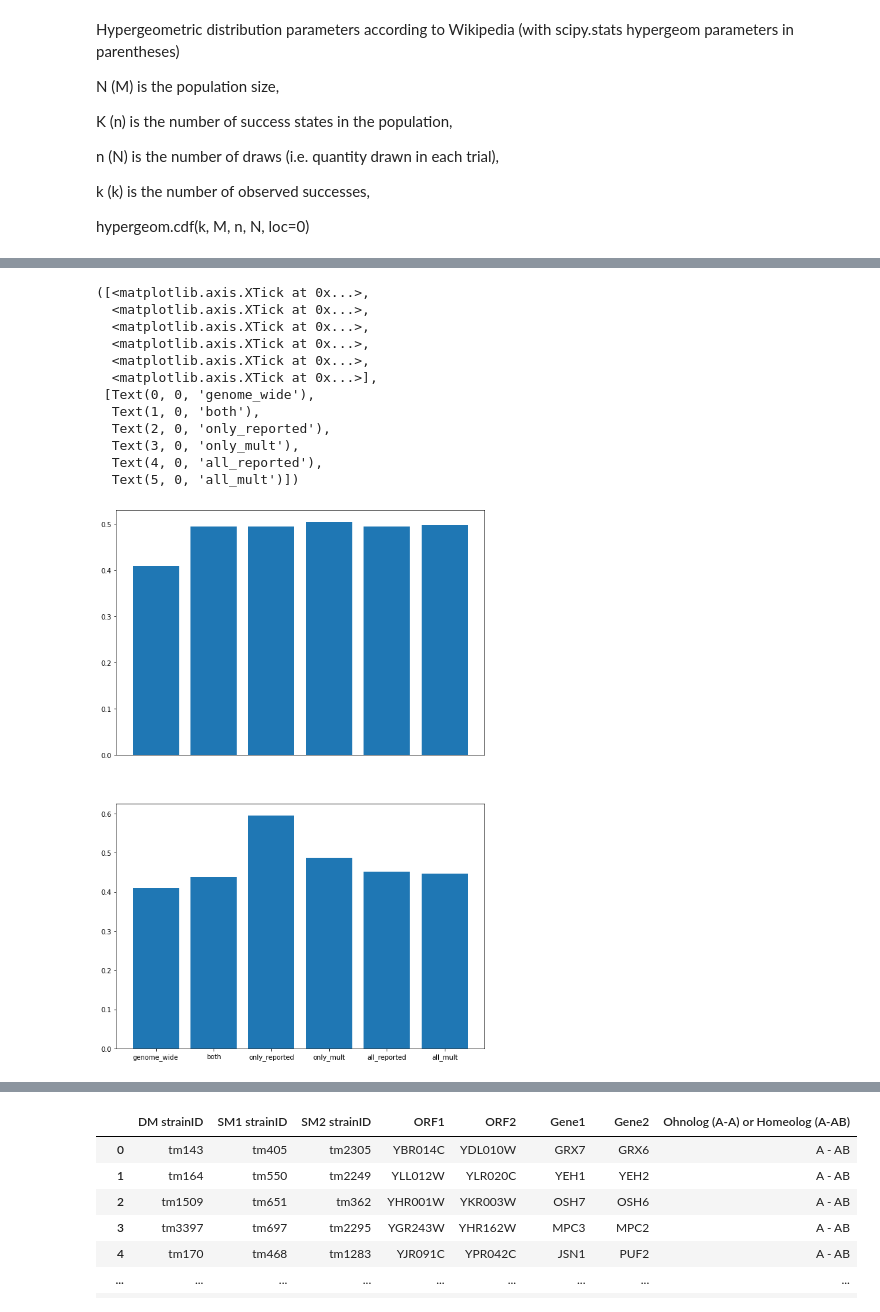
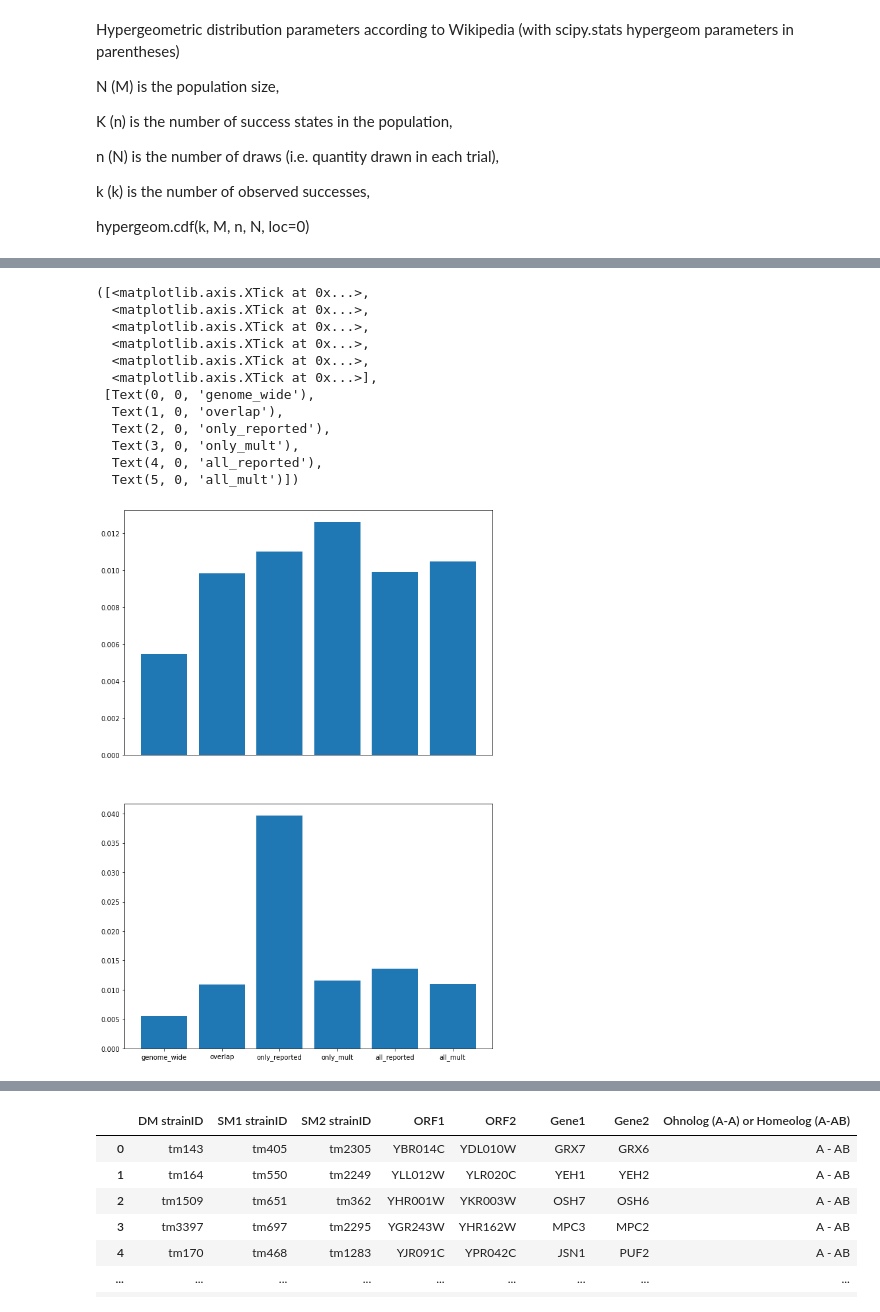
Before and after one commit to brian-arnold/epistasis_reanalysis, a Jupyter notebook: yeast_screens/Kuzmin2020.ipynb, the cells around one changed output, grey strips where cells are left out. Drawn from its saved outputs; the diff is of its cells as text; code cells hidden in the pictures.

```diff
--- a/yeast_screens/Kuzmin2020.ipynb
+++ b/yeast_screens/Kuzmin2020.ipynb
@@ -417,12 +463,19 @@ def fraction_physical_three(df):
     d['frac'] = d['int']/d['tot']
     return d
 
-def mk_barplot(genome_wide, both, only_reported, only_mult, all_reported, all_mult, i):
-    bars = ('genome_wide', 'both', 'only_reported', 'only_mult', 'all_reported', 'all_mult')
+def mk_barplot(genome_wide, overlap, only_reported, only_mult, all_reported, all_mult, i):
+    bars = ('genome_wide', 'overlap', 'only_reported', 'only_mult', 'all_reported', 'all_mult')
     x_pos = np.arange(len(bars))
-    height = [genome_wide, both, only_reported, only_mult, all_reported, all_mult]
+    height = [genome_wide, overlap, only_reported, only_mult, all_reported, all_mult]
     axs[i].bar(x_pos, height)
     axs[i].xaxis.set_ticks([])
+
+def mk_barplot_both_tails(genome_wide, all_reported, all_mult):
+    bars = ('genome_wide', 'all_reported', 'all_mult')
+    x_pos = np.arange(len(bars))
+    height = [genome_wide, all_reported, all_mult]
+    plt.bar(x_pos, height)
+    #plt.xaxis.set_ticks([])
 # %%
 # functions to use to explore pbhysical interactions: fraction_physical_twoplus, fraction_physical_three
 fig, axs = plt.subplots(nrows=2, figsize=(10,15))
@@ -456,0 +511,15 @@ plt.xticks(x_pos, bars)
+# %%
+# look at both tails together
+
+func = fraction_physical_three
+p = 0.01
+genome_wide = func(df)
+
+all_reported, all_mult = outlier_enrichment_both_tails(df[df.pval < p], func, multiplicative)
+mk_barplot_both_tails(genome_wide['frac'], all_reported['frac'], all_mult['frac'])
+print(genome_wide['frac'], all_reported['frac'], all_mult['frac'])
+
+
+bars = ('genome_wide', 'all_reported', 'all_mult')
+x_pos = np.arange(len(bars))
+plt.xticks(x_pos, bars)
@@ -539,7 +617,8 @@ def alleles_2_go_enrichment(df):
             assert np.max(counts) <= 3
         #if np.sum(np.any(counts > 1)):
         #    go_hit_2plus += 1
-        if np.sum(np.any(counts == 3)):
+        #if np.sum(np.any(counts == 3)):
+        if np.sum(counts == 3) >= 5:
             go_hit_3x += 1
 
     d['tot'] = len(df)
@@ -549,29 +628,29 @@ def alleles_2_go_enrichment(df):
 # %%
 genome_wide = alleles_2_go_enrichment(df)
 
 fig, axs = plt.subplots(nrows=2, figsize=(10,15))
 
-overlap, only_reported, only_mult, all_reported, all_mult = compare_outlier_enrichment(df[df.pval < 0.05], "negative", alleles_2_go_enrichment, multiplicative)
+overlap, only_reported, only_mult, all_reported, all_mult = outlier_enrichment(df[df.pval < 0.05], "negative", alleles_2_go_enrichment, multiplicative)
 mk_barplot(genome_wide['frac'], overlap['frac'], only_reported['frac'], only_mult['frac'], all_reported['frac'], all_mult['frac'], 0)
 
-overlap, only_reported, only_mult, all_reported, all_mult = compare_outlier_enrichment(df[df.pval < 0.05], "positive", alleles_2_go_enrichment, multiplicative)
+overlap, only_reported, only_mult, all_reported, all_mult = outlier_enrichment(df[df.pval < 0.05], "positive", alleles_2_go_enrichment, multiplicative)
 mk_barplot(genome_wide['frac'], overlap['frac'], only_reported['frac'], only_mult['frac'], all_reported['frac'], all_mult['frac'], 1)
 
 plt.xticks(x_pos, bars)
 # %% [output]
 ([<matplotlib.axis.XTick at 0x...>,
   <matplotlib.axis.XTick at 0x...>,
   <matplotlib.axis.XTick at 0x...>,
   <matplotlib.axis.XTick at 0x...>,
   <matplotlib.axis.XTick at 0x...>,
   <matplotlib.axis.XTick at 0x...>],
  [Text(0, 0, 'genome_wide'),
-  Text(1, 0, 'both'),
+  Text(1, 0, 'overlap'),
   Text(2, 0, 'only_reported'),
   Text(3, 0, 'only_mult'),
   Text(4, 0, 'all_reported'),
   Text(5, 0, 'all_mult')])
-[figure, old version]
+[figure, new version]
 # %%
 print(perform_hypergeom_test(df, "negative", alleles_2_go_enrichment, multiplicative))
 # %% [output]
```
Also changed, not shown: parts of 12 cells of this notebook, 7 other files.
